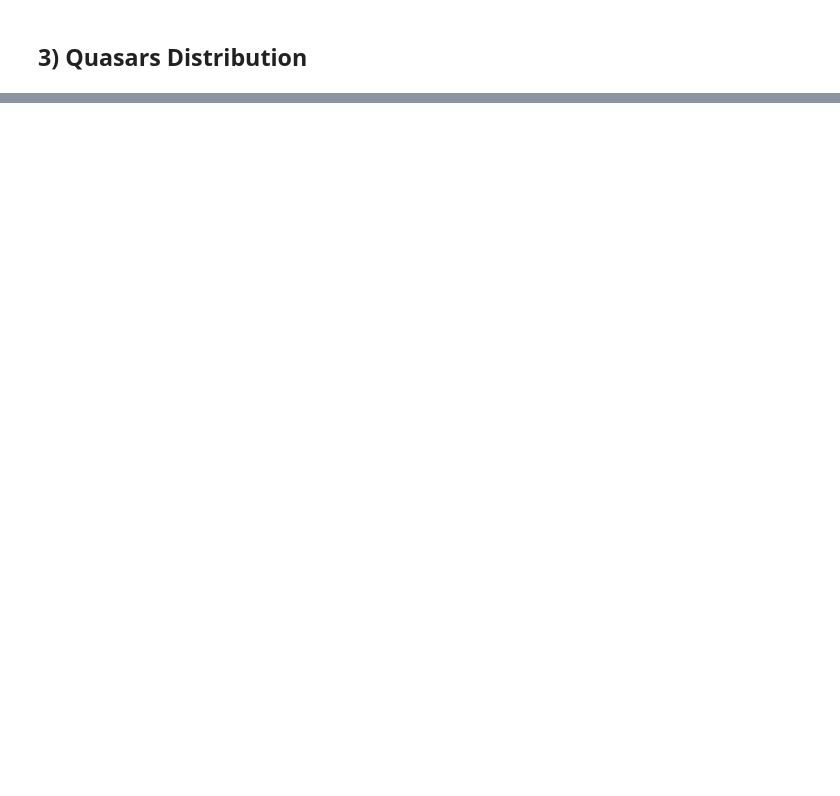
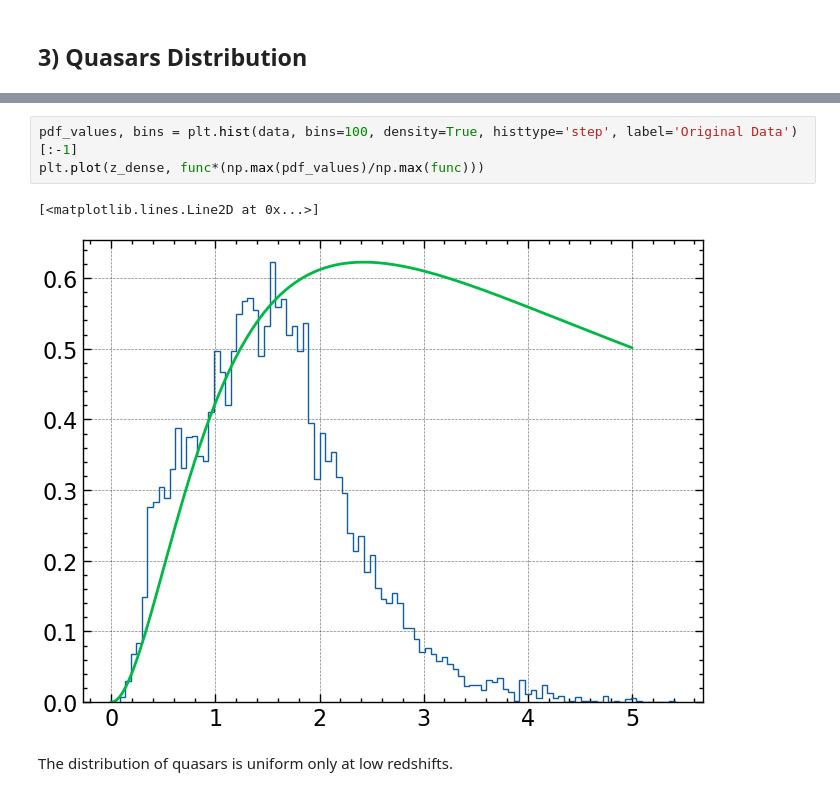
Before and after one commit to M-Bianchi/astrostatistics_bicocca_2024, a Jupyter notebook: working/W04_upsampling_quasars.ipynb, the cells around one changed output, grey strips where cells are left out. Cells and saved outputs as stored; diff of their text form; blank space fills up the shorter version.

```diff
--- a/working/W04_upsampling_quasars.ipynb
+++ b/working/W04_upsampling_quasars.ipynb
@@ -156,0 +165,8 @@ plt.legend()
+# %%
+pdf_values, bins = plt.hist(data, bins=100, density=True, histtype='step', label='Original Data')[:-1]
+plt.plot(z_dense, func*(np.max(pdf_values)/np.max(func)))
+# %% [output]
+[<matplotlib.lines.Line2D at 0x...>]
+[figure, added]
+# %% [markdown]
+The distribution of quasars is uniform only at low redshifts.
```
Also changed, not shown: parts of 14 cells of this notebook.
